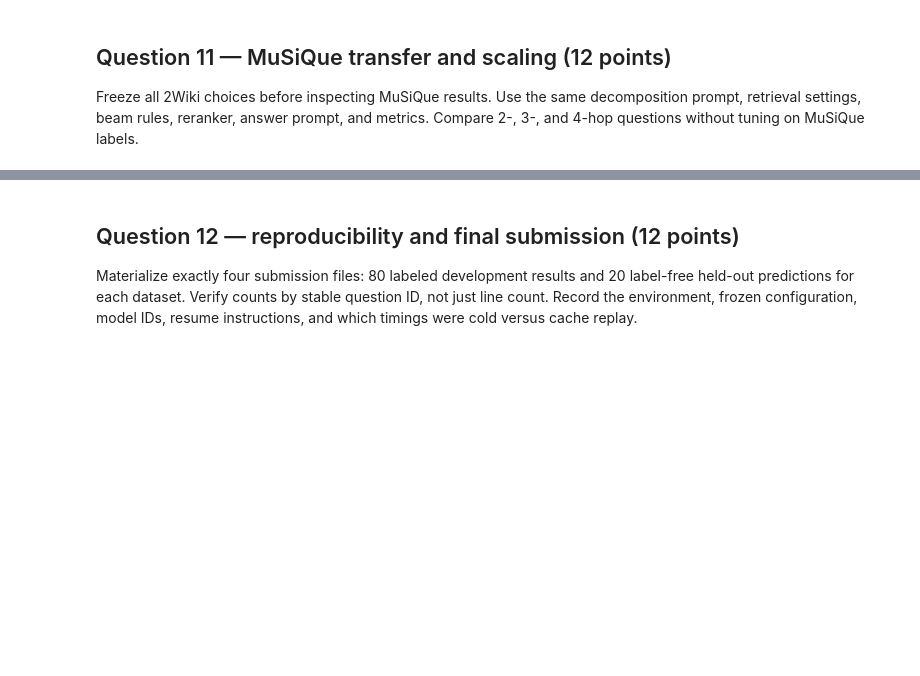
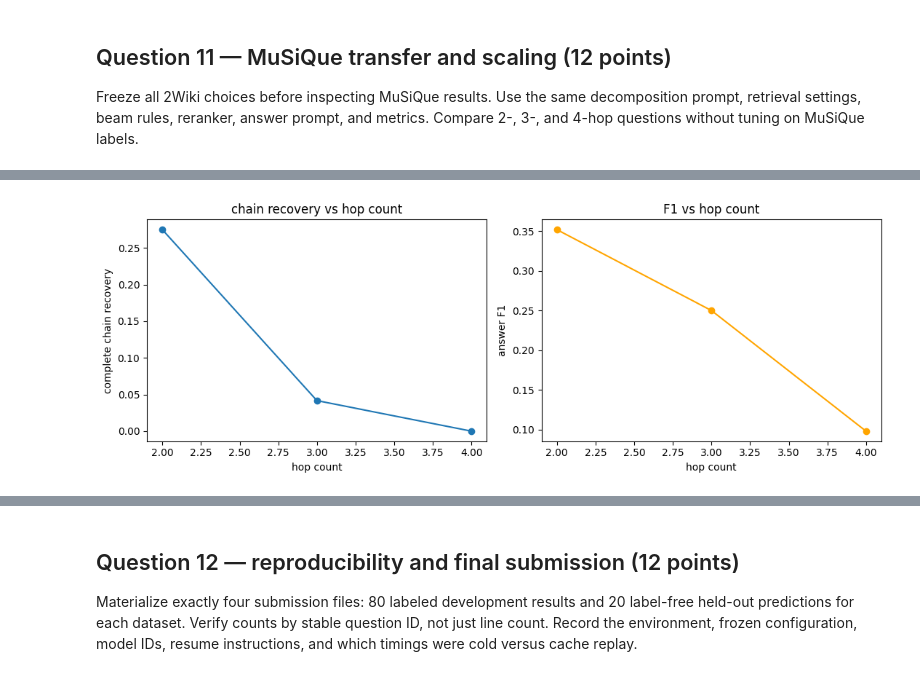
Before and after one commit to TanmayJDesai/panini-course-project-Group-Tanmay-Ethan-Denny, a Jupyter notebook: Panini_Course_Project.ipynb, the cells around one changed output, grey strips where cells are left out. Drawn from its saved outputs; the diff is of its cells as text; code cells hidden in the pictures; blank space fills up the shorter version.

```diff
--- a/Panini_Course_Project.ipynb
+++ b/Panini_Course_Project.ipynb
@@ -41,7 +41,7 @@ RUN_ANSWER_STAGE = False
 RUN_ABLATIONS = False
 
 # Use 2 while developing. Set to None for every required final run.
-QUESTION_LIMIT = 2
+QUESTION_LIMIT = None
 MOUNT_DRIVE_IN_COLAB = True
 DATASETS = ('2wiki', 'musique')
 
@@ -3328,11 +3697,8 @@ do not add an `N/A` instruction for these answerable splits.
 # %%
 from panini_course.metrics import exact_match, token_f1
 
-def format_evidence(candidate):
-    # TODO Q10: produce one grounded line containing stored question,
-    # all answer names, and answer role/state strings. Do not include
-    # source passages or gold final answers.
-    raise NotImplementedError('Format answer-model evidence')
+# format_evidence already defined in q9s cell, reusing it here instead of
+# redefining it (redefining it here would just be the same function twice)
 
 if RUN_ANSWER_STAGE:
     from panini_course.qwen_models import QwenAnswerer
@@ -3357,6 +3723,11 @@ if RUN_ANSWER_STAGE:
                 evidence = [format_evidence(row) for row in evidence_rows]
                 started = time.perf_counter()
                 generated = answerer.answer_with_trace(question['question'], evidence)
+                # same chat template the model actually saw, just counting tokens not generating
+                promptText = answerer.tokenizer.apply_chat_template(
+                    generated['messages'], tokenize=False,
+                    add_generation_prompt=True, enable_thinking=False)
+                contextTokenCount = len(answerer.tokenizer(promptText)['input_ids'])
                 record = {
                     'dataset': dataset,
                     'question_id': qid,
@@ -3365,6 +3736,7 @@ if RUN_ANSWER_STAGE:
                     'raw_answer_response': generated['response'],
                     'answer_evidence': evidence,
                     'answer_seconds': time.perf_counter() - started,
+                    'answer_context_tokens': contextTokenCount,
                 }
                 if 'answer' in question:
                     gold = [question['answer'], *question.get('answer_aliases', [])]
@@ -3403,12 +3875,73 @@ same decomposition prompt, retrieval settings, beam rules,
 reranker, answer prompt, and metrics. Compare 2-, 3-, and 4-hop
 questions without tuning on MuSiQue labels.
 # %%
-# TODO Q11: run score_default_run for MuSiQue, display results by
-# hop_count, and plot both complete-chain recovery and answer F1 as
-# chain length increases. Attribute errors using saved traces.
+musique_scored = score_default_run('musique', packages['musique'])
 
-# Example shape only; replace with your measured dataframe.
-musique_by_hop = pd.DataFrame(columns=[
-    'hop_count', 'questions', 'supporting_qa_recall',
-    'complete_chain_recovery', 'EM', 'F1'])
-display(musique_by_hop)
+if musique_scored.empty:
+    print('No scored rows yet for musique, run Stage B then Stage C first (same frozen default config).')
+else:
+    musique_by_hop = musique_scored.groupby('hop_count').agg(
+        questions=('question_id', 'count'),
+        supporting_qa_recall=('supporting_qa_recall', 'mean'),
+        complete_chain_recovery=('complete_chain_recovery', 'mean'),
+        EM=('EM', 'mean'),
+        F1=('F1', 'mean'),
+    ).reset_index()
+    display(musique_by_hop)
+
+    fig, axes = plt.subplots(1, 2, figsize=(11, 4))
+    axes[0].plot(musique_by_hop['hop_count'], musique_by_hop['complete_chain_recovery'], marker='o')
+    axes[0].set_xlabel('hop count'); axes[0].set_ylabel('complete chain recovery'); axes[0].set_title('chain recovery vs hop count')
+    axes[1].plot(musique_by_hop['hop_count'], musique_by_hop['F1'], marker='o', color='orange')
+    axes[1].set_xlabel('hop count'); axes[1].set_ylabel('answer F1'); axes[1].set_title('F1 vs hop count')
+    plt.tight_layout()
+    plt.show()
+
+    # same frozen default config on both nothing retuned for musique
+    twowiki_scored = score_default_run('2wiki', packages['2wiki'])
+    comparison = pd.DataFrame([
+        {'dataset': '2wiki', 'supporting_qa_recall': twowiki_scored['supporting_qa_recall'].mean(),
+         'complete_chain_recovery': twowiki_scored['complete_chain_recovery'].mean(),
+         'EM': twowiki_scored['EM'].mean(), 'F1': twowiki_scored['F1'].mean()},
+        {'dataset': 'musique', 'supporting_qa_recall': musique_scored['supporting_qa_recall'].mean(),
+         'complete_chain_recovery': musique_scored['complete_chain_recovery'].mean(),
+         'EM': musique_scored['EM'].mean(), 'F1': musique_scored['F1'].mean()},
+    ])
+    display(comparison)
+
+    # attribute wrong final answers using the actual saved trace
+    goldStepsByQuestion = {}
+    for task in atomic_tasks:
+        key = (task['dataset'], task['outer_question_id'])
+        goldStepsByQuestion.setdefault(key, {}).setdefault(task['step'], set()).update(task['relevant_qa_ids'])
+
+    def attributeFailures(dataset, scored):
+        tracesByQid = {row['question_id']: row for row in read_jsonl(WORK_ROOT / 'cache' / dataset / 'ricr_traces.jsonl') if row.get('configuration') == 'default'}
+        counts = {'decomposition': 0, 'first_hop_retrieval': 0, 'later_hop_retrieval': 0, 'answer_generation': 0}
+        for _, row in scored.iterrows():
+            if row['EM'] != 0.0:
+                continue
+            qid = row['question_id']
+            if not row['decomposition_valid']:
+                counts['decomposition'] += 1
+                continue
+            traceRow = tracesByQid.get(qid)
+            evidenceIds = {c['qa_uid'] for c in traceRow['trace']['evidence']} if traceRow and not traceRow.get('error') and traceRow.get('trace') else set()
+            steps = goldStepsByQuestion.get((dataset, qid), {})
+            firstHopGold = steps.get(1, set())
+            laterHopGold = set().union(*[ids for step, ids in steps.items() if step > 1]) if len(steps) > 1 else set()
+            if firstHopGold and not firstHopGold <= evidenceIds:
+                counts['first_hop_retrieval'] += 1
+            elif laterHopGold and not laterHopGold <= evidenceIds:
+                counts['later_hop_retrieval'] += 1
+            else:
+                counts['answer_generation'] += 1
+        return counts
+
+    twowikiFailures = attributeFailures('2wiki', twowiki_scored)
+    musiqueFailures = attributeFailures('musique', musique_scored)
+    display(pd.DataFrame([
+        {'dataset': '2wiki', **twowikiFailures},
+        {'dataset': 'musique', **musiqueFailures},
+    ]))
+# %% [output]
@@ -3414,0 +3952 @@ display(musique_by_hop)
+[figure, added]
```
Also changed, not shown: parts of 30 cells of this notebook, 6 other files.
